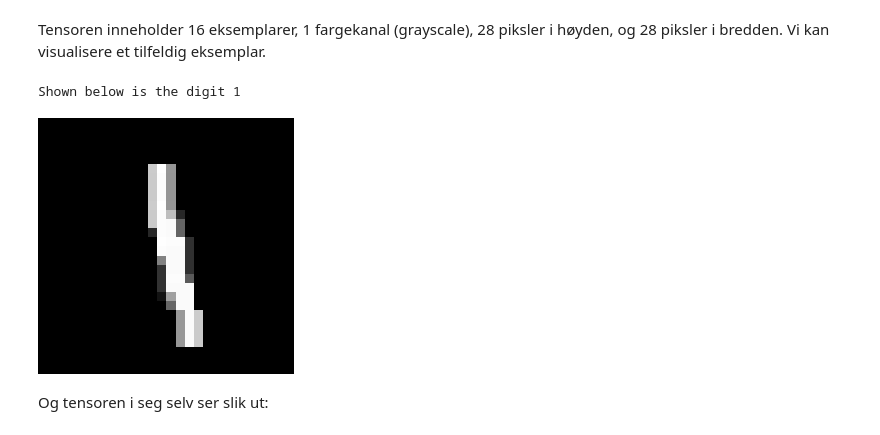
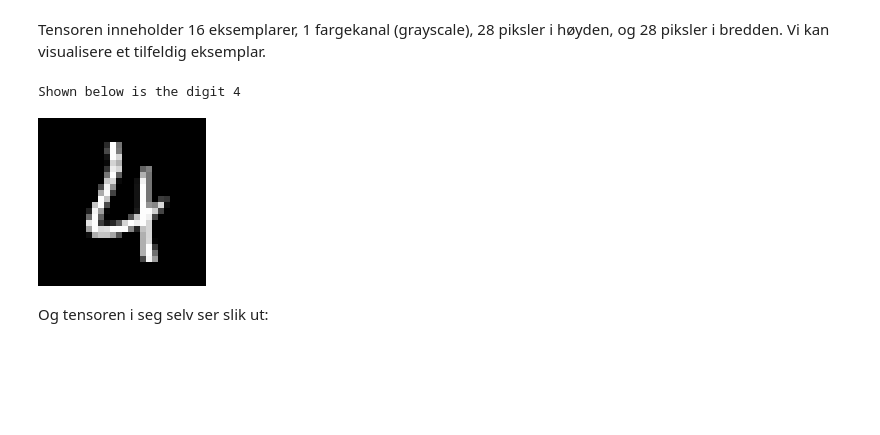
Before and after one commit to willdalh/ml-course, a Jupyter notebook: concepts.ipynb, the cells around one changed output. Cells and saved outputs as stored; diff of their text form; code cells hidden in the pictures; blank space fills up the shorter version.

```diff
--- a/concepts.ipynb
+++ b/concepts.ipynb
@@ -199,20 +216,20 @@ Tensoren inneholder 16 eksemplarer, 1 fargekanal (grayscale), 28 piksler i høyd
 Vi kan visualisere et tilfeldig eksemplar.
 # %%
 def visualize(tensor):
-    image = transforms.functional.resize((tensor+1)/2, (256, 256), interpolation=transforms.InterpolationMode.NEAREST) # Upscaling for visual purposes
+    h, w = tensor.shape[-2:]
+    image = transforms.functional.resize((tensor+1)/2, (h*6, w*6), interpolation=transforms.InterpolationMode.NEAREST) # Upscaling for visual purposes
     image = transforms.functional.to_pil_image(image)
     return image
 
 import random
-rand_index = random.randint(0, len(data)-1)
-data_sample = data[rand_index]
-label_sample = labels[rand_index]
+rand_index = random.randint(0, len(train_dataset)-1)
+data_sample, label_sample = train_dataset[rand_index]
 
 print(f"Shown below is the digit {label_sample}")
 visualize(data_sample)
 # %% [output]
-Shown below is the digit 1
+Shown below is the digit 4
-[figure, old version]
+[figure, new version]
 # %% [markdown]
 Og tensoren i seg selv ser slik ut:
 # %%
```
Also changed, not shown: parts of 40 cells of this notebook, 1 other file.
